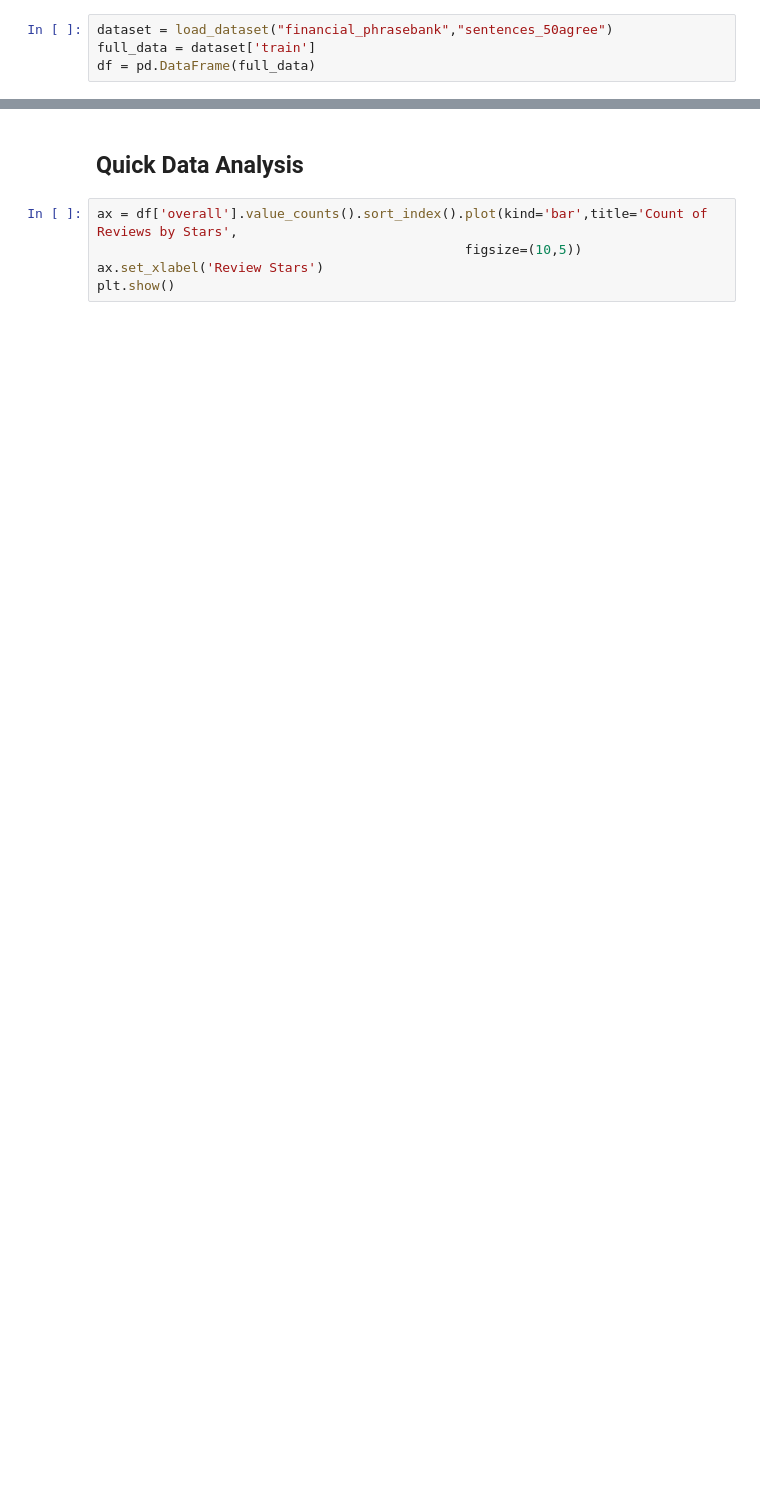
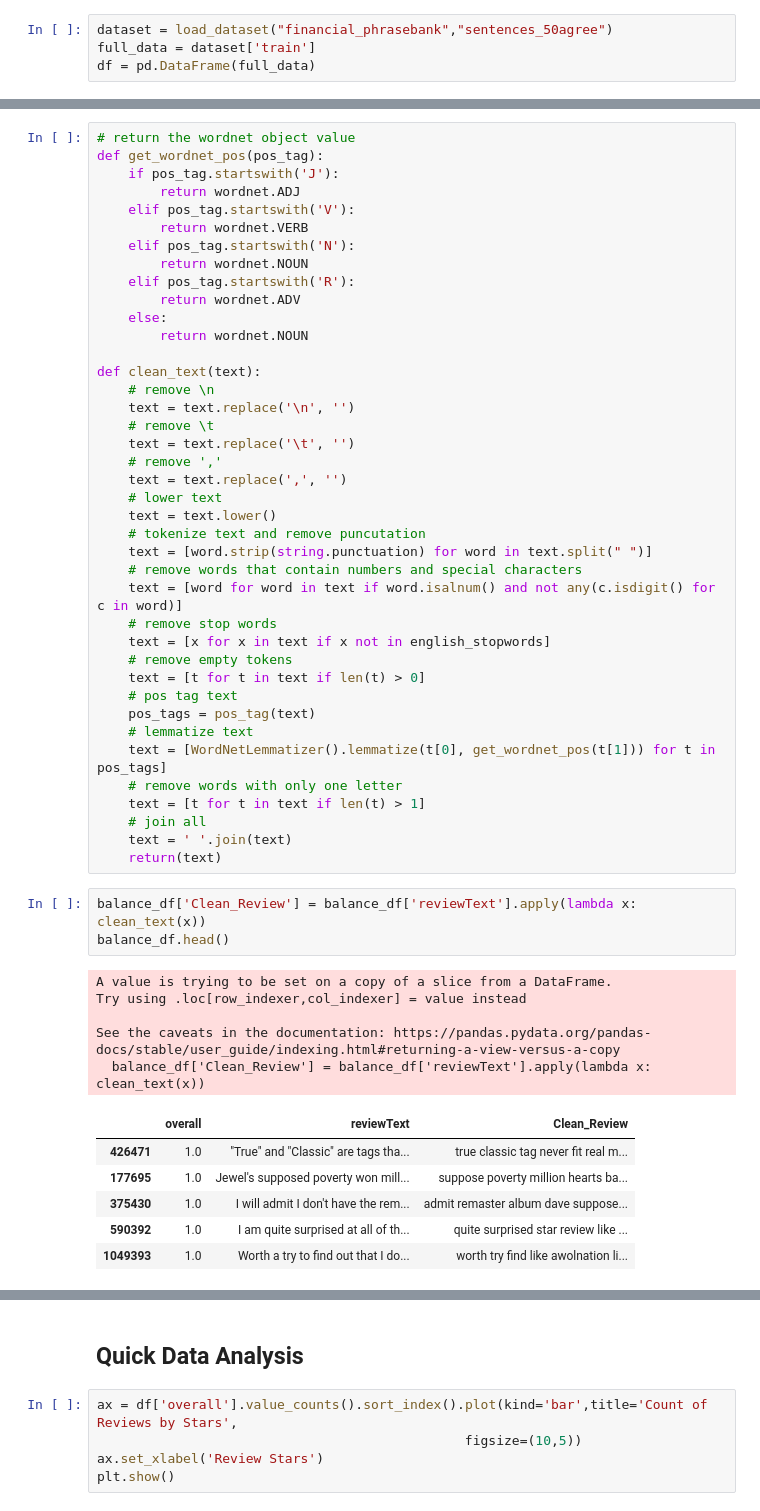
Before and after one commit to ZiyuZhang1/computational-tools-for-DS, a Jupyter notebook: Sentiment_Analysis_Master.ipynb, the cells around one changed output, grey strips where cells are left out. Saved outputs shown, nothing was run; the diff lists cells and outputs as text; blank space fills up the shorter version.

```diff
--- a/Sentiment_Analysis_Master.ipynb
+++ b/Sentiment_Analysis_Master.ipynb
@@ -103,0 +165,55 @@ df.head()
+# %%
+# return the wordnet object value
+def get_wordnet_pos(pos_tag):
+    if pos_tag.startswith('J'):
+        return wordnet.ADJ
+    elif pos_tag.startswith('V'):
+        return wordnet.VERB
+    elif pos_tag.startswith('N'):
+        return wordnet.NOUN
+    elif pos_tag.startswith('R'):
+        return wordnet.ADV
+    else:
+        return wordnet.NOUN
+
+def clean_text(text):
+    # remove \n
+    text = text.replace('\n', '')
+    # remove \t
+    text = text.replace('\t', '')
+    # remove ','
+    text = text.replace(',', '')
+    # lower text
+    text = text.lower()
+    # tokenize text and remove puncutation
+    text = [word.strip(string.punctuation) for word in text.split(" ")]
+    # remove words that contain numbers and special characters
+    text = [word for word in text if word.isalnum() and not any(c.isdigit() for c in word)]
+    # remove stop words
+    text = [x for x in text if x not in english_stopwords]
+    # remove empty tokens
+    text = [t for t in text if len(t) > 0]
+    # pos tag text
+    pos_tags = pos_tag(text)
+    # lemmatize text
+    text = [WordNetLemmatizer().lemmatize(t[0], get_wordnet_pos(t[1])) for t in pos_tags]
+    # remove words with only one letter
+    text = [t for t in text if len(t) > 1]
+    # join all
+    text = ' '.join(text)
+    return(text)
+# %%
+balance_df['Clean_Review'] = balance_df['reviewText'].apply(lambda x: clean_text(x))
+balance_df.head()
+# %% [output]
+A value is trying to be set on a copy of a slice from a DataFrame.
+Try using .loc[row_indexer,col_indexer] = value instead
+
+See the caveats in the documentation: https://pandas.pydata.org/pandas-docs/stable/user_guide/indexing.html#returning-a-view-versus-a-copy
+  balance_df['Clean_Review'] = balance_df['reviewText'].apply(lambda x: clean_text(x))
+|  | overall | reviewText | Clean_Review |
+| 426471 | 1.0 | "True" and "Classic" are tags tha... | true classic tag never fit real m... |
+| 177695 | 1.0 | Jewel's supposed poverty won mill... | suppose poverty million hearts ba... |
+| 375430 | 1.0 | I will admit I don't have the rem... | admit remaster album dave suppose... |
+| 590392 | 1.0 | I am quite surprised at all of th... | quite surprised star review like ... |
+| 1049393 | 1.0 | Worth a try to find out that I do... | worth try find like awolnation li... |
```
Also changed, not shown: parts of 45 cells of this notebook.
